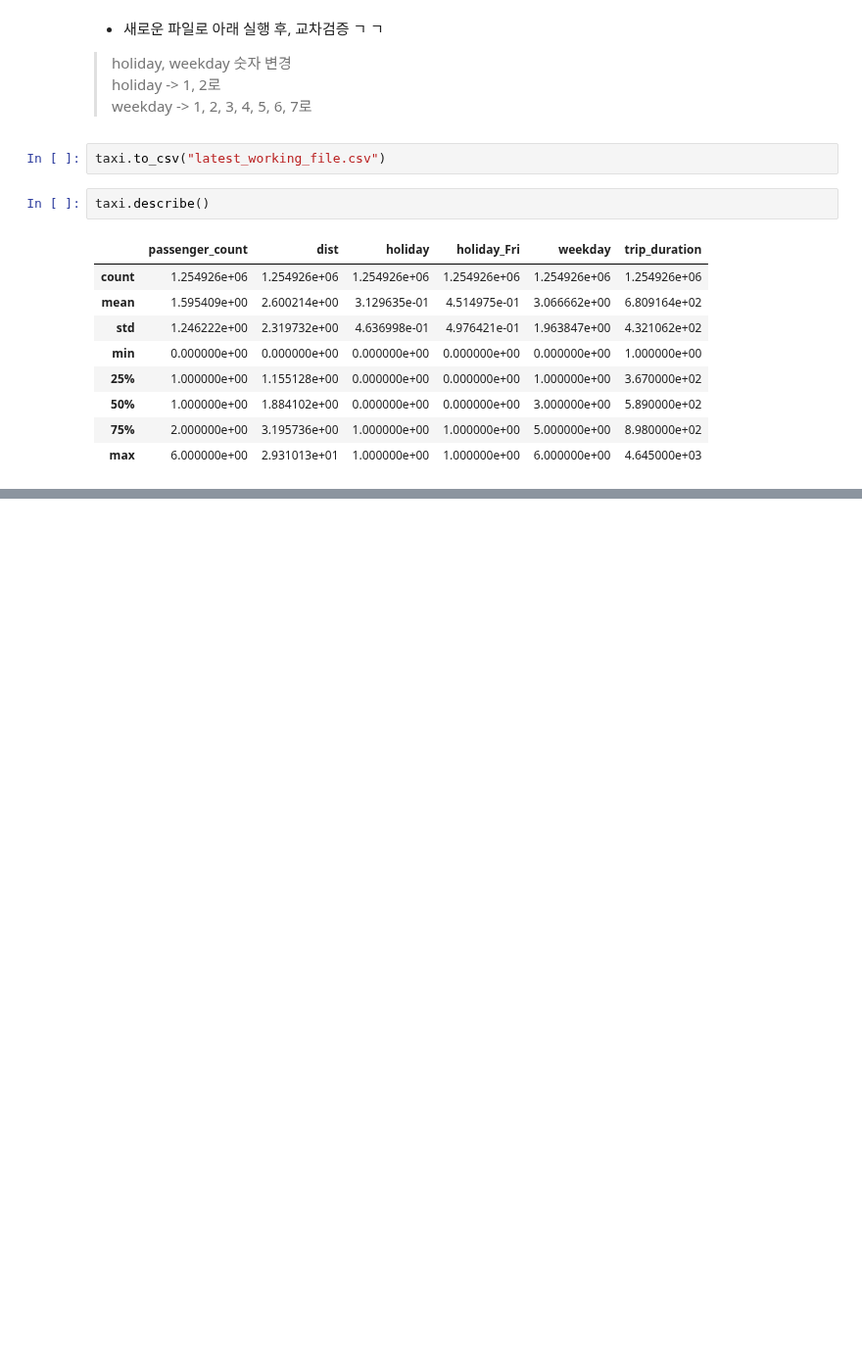
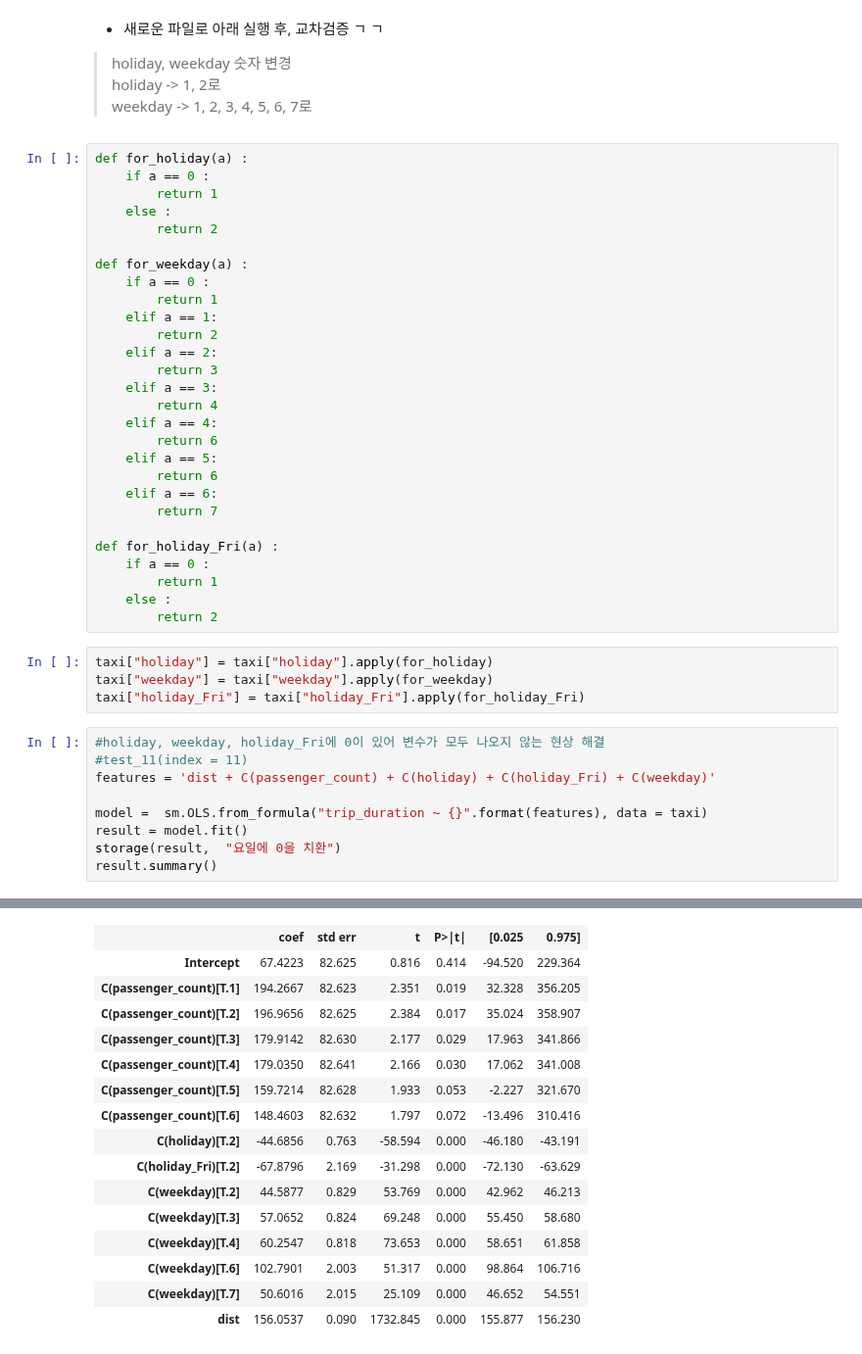
Before and after one commit to Moons08/dss-project-taxi, a Jupyter notebook: Kang/OLS_regression_analysis_3.ipynb, the cells around one changed output, grey strips where cells are left out. Shown at 98% size. Cells and saved outputs as stored; diff of their text form; blank space fills up the shorter version.

```diff
--- a/Kang/OLS_regression_analysis_3.ipynb
+++ b/Kang/OLS_regression_analysis_3.ipynb
@@ -733,17 +733,45 @@ OLS Regression Results
 > holiday, weekday 숫자 변경
   holiday -> 1, 2로
   weekday -> 1, 2, 3, 4, 5, 6, 7로
-# %%
-taxi.to_csv("latest_working_file.csv")
-# %%
-taxi.describe()
-# %% [output]
-|  | passenger_count | dist | holiday | holiday_Fri | weekday | trip_duration |
-| count | 1.254926e+06 | 1.254926e+06 | 1.254926e+06 | 1.254926e+06 | 1.254926e+06 | 1.254926e+06 |
-| mean | 1.595409e+00 | 2.600214e+00 | 3.129635e-01 | 4.514975e-01 | 3.066662e+00 | 6.809164e+02 |
-| std | 1.246222e+00 | 2.319732e+00 | 4.636998e-01 | 4.976421e-01 | 1.963847e+00 | 4.321062e+02 |
-| min | 0.000000e+00 | 0.000000e+00 | 0.000000e+00 | 0.000000e+00 | 0.000000e+00 | 1.000000e+00 |
-| 25% | 1.000000e+00 | 1.155128e+00 | 0.000000e+00 | 0.000000e+00 | 1.000000e+00 | 3.670000e+02 |
-| 50% | 1.000000e+00 | 1.884102e+00 | 0.000000e+00 | 0.000000e+00 | 3.000000e+00 | 5.890000e+02 |
-| 75% | 2.000000e+00 | 3.195736e+00 | 1.000000e+00 | 1.000000e+00 | 5.000000e+00 | 8.980000e+02 |
-| max | 6.000000e+00 | 2.931013e+01 | 1.000000e+00 | 1.000000e+00 | 6.000000e+00 | 4.645000e+03 |
+# %%
+def for_holiday(a) :
+    if a == 0 :
+        return 1
+    else :
+        return 2
+
+def for_weekday(a) :
+    if a == 0 :
+        return 1
+    elif a == 1:
+        return 2
+    elif a == 2:
+        return 3
+    elif a == 3:
+        return 4
+    elif a == 4:
+        return 6
+    elif a == 5:
+        return 6
+    elif a == 6:
+        return 7
+
+def for_holiday_Fri(a) :
+    if a == 0 :
+        return 1
+    else :
+        return 2
+# %%
+taxi["holiday"] = taxi["holiday"].apply(for_holiday)
+taxi["weekday"] = taxi["weekday"].apply(for_weekday)
+taxi["holiday_Fri"] = taxi["holiday_Fri"].apply(for_holiday_Fri)
+# %%
+#holiday, weekday, holiday_Fri에 0이 있어 변수가 모두 나오지 않는 현상 해결
+#test_11(index = 11)
+features = 'dist + C(passenger_count) + C(holiday) + C(holiday_Fri) + C(weekday)'
+
+model =  sm.OLS.from_formula("trip_duration ~ {}".format(features), data = taxi)
+result = model.fit()
+storage(result,  "요일에 0을 치환")
+result.summary()
+# %% [output]
@@ -749,0 +788,16 @@ taxi.describe()
+|  | coef | std err | t | P>|t| | [0.025 | 0.975] |
+| Intercept | 67.4223 | 82.625 | 0.816 | 0.414 | -94.520 | 229.364 |
+| C(passenger_count)[T.1] | 194.2667 | 82.623 | 2.351 | 0.019 | 32.328 | 356.205 |
+| C(passenger_count)[T.2] | 196.9656 | 82.625 | 2.384 | 0.017 | 35.024 | 358.907 |
+| C(passenger_count)[T.3] | 179.9142 | 82.630 | 2.177 | 0.029 | 17.963 | 341.866 |
+| C(passenger_count)[T.4] | 179.0350 | 82.641 | 2.166 | 0.030 | 17.062 | 341.008 |
+| C(passenger_count)[T.5] | 159.7214 | 82.628 | 1.933 | 0.053 | -2.227 | 321.670 |
+| C(passenger_count)[T.6] | 148.4603 | 82.632 | 1.797 | 0.072 | -13.496 | 310.416 |
+| C(holiday)[T.2] | -44.6856 | 0.763 | -58.594 | 0.000 | -46.180 | -43.191 |
+| C(holiday_Fri)[T.2] | -67.8796 | 2.169 | -31.298 | 0.000 | -72.130 | -63.629 |
+| C(weekday)[T.2] | 44.5877 | 0.829 | 53.769 | 0.000 | 42.962 | 46.213 |
+| C(weekday)[T.3] | 57.0652 | 0.824 | 69.248 | 0.000 | 55.450 | 58.680 |
+| C(weekday)[T.4] | 60.2547 | 0.818 | 73.653 | 0.000 | 58.651 | 61.858 |
+| C(weekday)[T.6] | 102.7901 | 2.003 | 51.317 | 0.000 | 98.864 | 106.716 |
+| C(weekday)[T.7] | 50.6016 | 2.015 | 25.109 | 0.000 | 46.652 | 54.551 |
+| dist | 156.0537 | 0.090 | 1732.845 | 0.000 | 155.877 | 156.230 |
```
Also changed, not shown: parts of 20 cells of this notebook, 1 other file.
